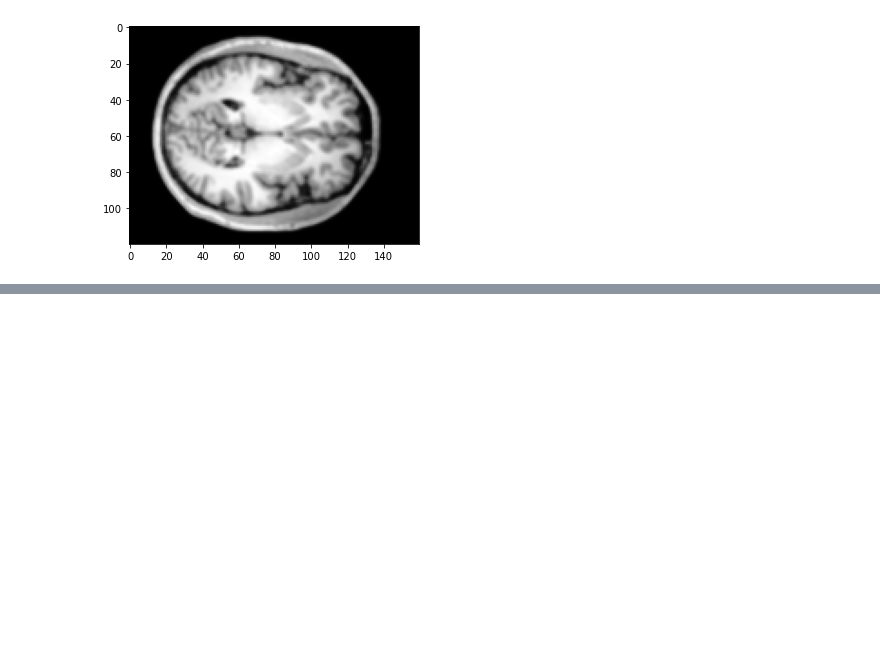
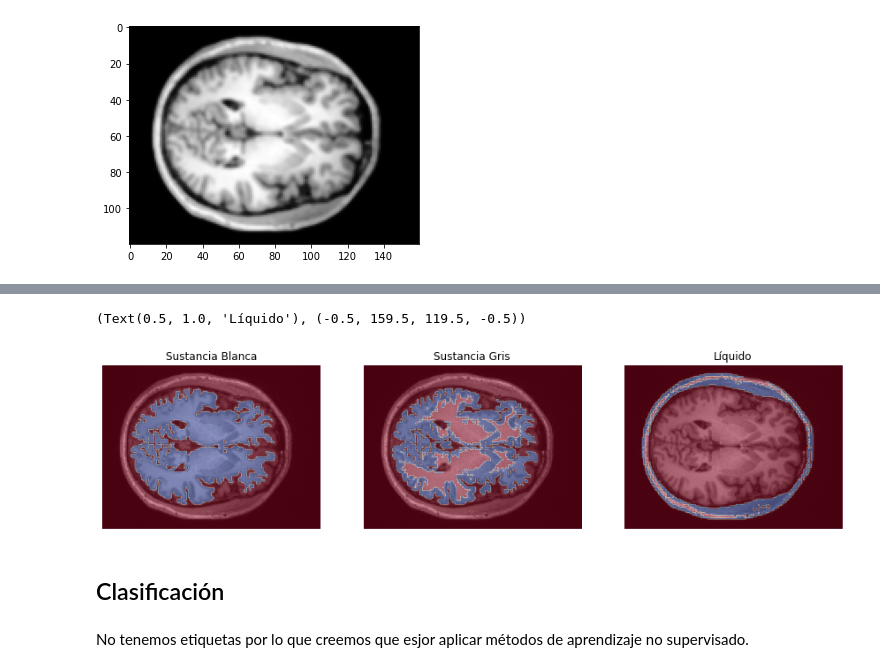
Before and after one commit to Mariaprddz/Analisis, a Jupyter notebook: Analisis/PROYECTO_FINAL/proyecto_final_imagen.ipynb, the cells around one changed output, grey strips where cells are left out. Saved outputs shown, nothing was run; the diff lists cells and outputs as text; code cells hidden in the pictures; blank space fills up the shorter version.

```diff
--- a/Analisis/PROYECTO_FINAL/proyecto_final_imagen.ipynb
+++ b/Analisis/PROYECTO_FINAL/proyecto_final_imagen.ipynb
@@ -84,0 +129,26 @@ plt.imshow(nlm_cpp, cmap=plt.cm.gray)
+# %%
+%matplotlib inline
+fig = plt.figure(figsize=(15,10))
+plt.subplot(131)
+plt.imshow(img_o, cmap=plt.cm.gray)
+plt.imshow(regiones, cmap='coolwarm_r', alpha=0.4)
+
+plt.title('Sustancia Blanca'), plt.axis('off')
+plt.subplot(132)
+plt.imshow(img_o, cmap=plt.cm.gray)
+plt.imshow(regiones2, cmap='coolwarm_r', alpha=0.4)
+
+plt.title('Sustancia Gris'), plt.axis('off')
+
+plt.subplot(133)
+plt.imshow(img_o, cmap=plt.cm.gray)
+plt.imshow(regiones3,cmap='coolwarm_r', alpha=0.4)
+
+plt.title('Líquido'), plt.axis('off')
+# %% [output]
+(Text(0.5, 1.0, 'Líquido'), (-0.5, 159.5, 119.5, -0.5))
+[figure, added]
+# %% [markdown]
+## Clasificación
+# %% [markdown]
+No tenemos etiquetas por lo que creemos que esjor aplicar métodos de aprendizaje no supervisado.
```
Also changed, not shown: parts of 8 cells of this notebook, 1 other file.
